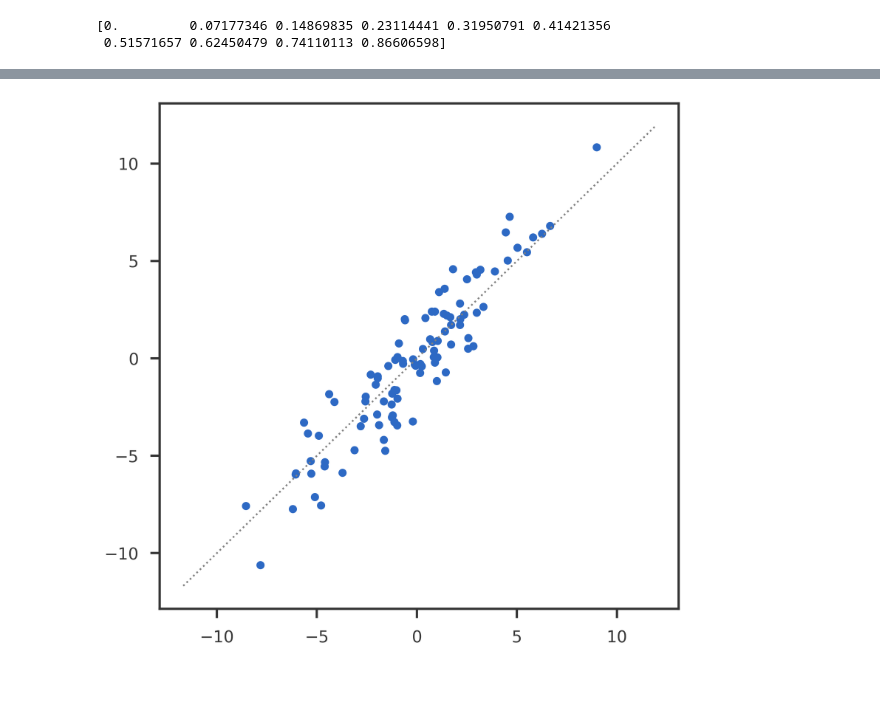
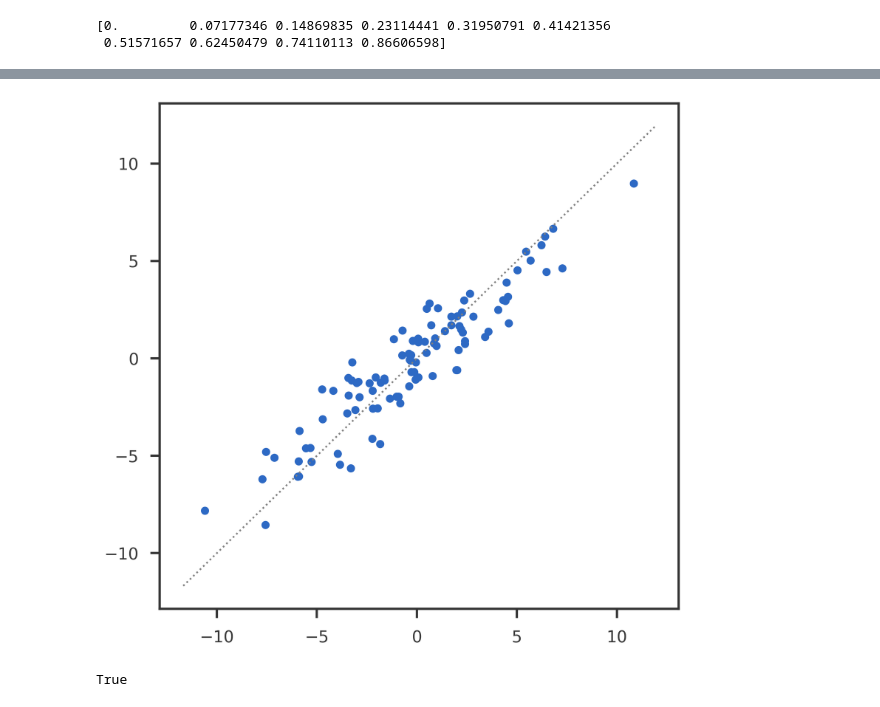
Before and after one commit to banskt/mr-ash-pen-workspace, a Jupyter notebook: notebooks/software_test/linear_regression_example.ipynb, the cells around one changed output, grey strips where cells are left out. Saved outputs shown, nothing was run; the diff lists cells and outputs as text; code cells hidden in the pictures.

```diff
--- a/notebooks/software_test/linear_regression_example.ipynb
+++ b/notebooks/software_test/linear_regression_example.ipynb
@@ -43,8 +43,8 @@ gvlin.fit(X, y, prior)
 # %%
 fig = plt.figure()
 ax1 = fig.add_subplot(111)
-ax1.scatter(np.dot(X, gvlin.coef), y)
+ax1.scatter(y, np.dot(X, gvlin.coef))
 mpl_utils.plot_diag(ax1)
 plt.show()
 # %% [output]
-[figure, old version]
+[figure, new version]
@@ -50,0 +57,4 @@ plt.show()
+# %%
+np.allclose(Xscale, Xscale2)
+# %% [output]
+True
```
Also changed, not shown: parts of 9 cells of this notebook, 20 other files.
